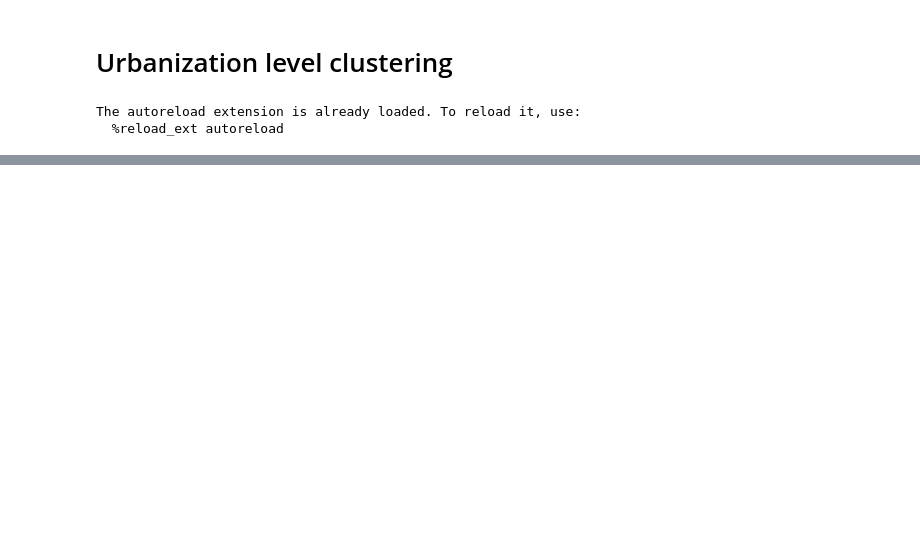
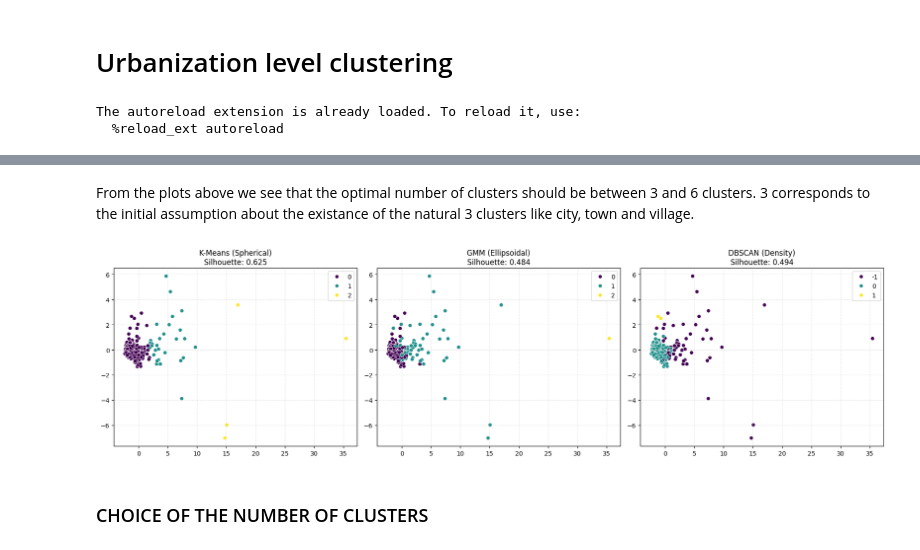
Before and after one commit to Shushunya/FCD-housing-prices, a Jupyter notebook: code/notebooks/clustering/urbanization_clustering.ipynb, the cells around one changed output, grey strips where cells are left out. Drawn from its saved outputs; the diff is of its cells as text; code cells hidden in the pictures; blank space fills up the shorter version.

```diff
--- a/code/notebooks/clustering/urbanization_clustering.ipynb
+++ b/code/notebooks/clustering/urbanization_clustering.ipynb
@@ -169,0 +128,11 @@ NameError: name 'SEED' is not defined
+# %% [markdown]
+From the plots above we see that the optimal number of clusters should be between 3 and 6 clusters. 3 corresponds to the initial assumption about the existance of the natural 3 clusters like city, town and village.
+# %%
+pca_df = pca_engine.run_pca(df2022)
+pca_coords = pca_df.values
+fig_compare = engine.compare_algorithms(pca_data=pca_coords)
+plt.show()
+# %% [output]
+[figure, added]
+# %% [markdown]
+### CHOICE OF THE NUMBER OF CLUSTERS
```
Also changed, not shown: parts of 20 cells of this notebook, 3 other files.
